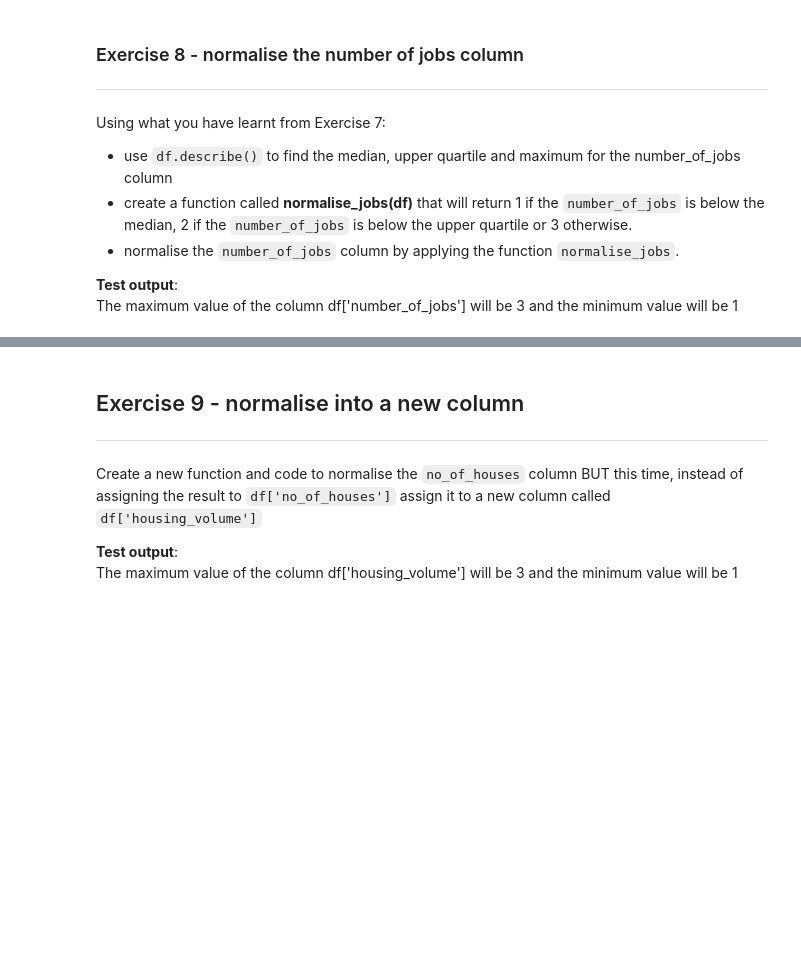
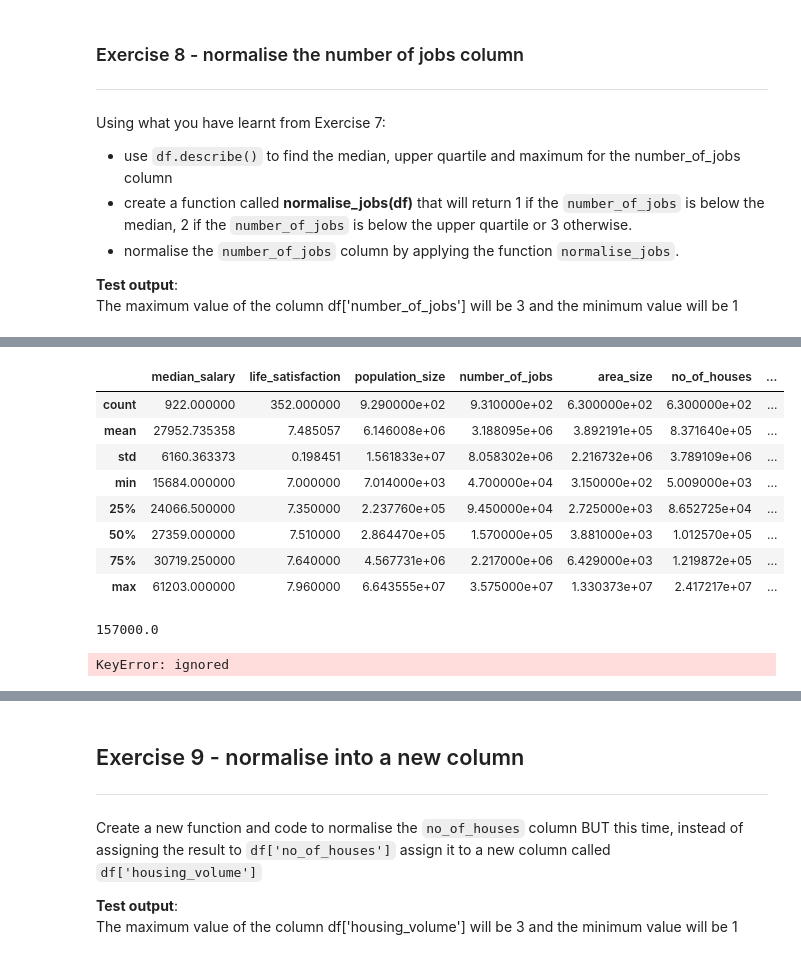
Before and after one commit to Jojomaque/DataScience, a Jupyter notebook: JojoSorting_and_cleaning.ipynb, the cells around one changed output, grey strips where cells are left out. Cells and saved outputs as stored; diff of their text form; code cells hidden in the pictures; blank space fills up the shorter version.

```diff
--- a/JojoSorting_and_cleaning.ipynb
+++ b/JojoSorting_and_cleaning.ipynb
@@ -288,3 +351,34 @@ Using what you have learnt from Exercise 7:
 
 **Test output**:
 The maximum value of the column df['number_of_jobs'] will be 3 and the minimum value will be 1
+# %%
+def normalise_jobs_s(my_df):
+  describe_jobs = my_df.describe()["number_of_jobs"]
+  median = describe_jobs["50%"]
+  upper_q = describe_jobs["75%"]
+
+  if my_df["number_of_jobs"] < median:
+    return 1
+  elif median <= my_df["number_of_jobs"] < upper_q:
+    return 2
+
+  return 3
+
+# copy into a new dataframe
+housing_london_median = housing_london_original
+
+# display(housing_london_median.describe())
+
+# dropping non numerical data on column number_of_jobs
+housing_london_median = housing_london_median.dropna(subset=["number_of_jobs"])
+display(housing_london_median.head())
+display(housing_london_median.describe())
+display(housing_london_median.describe()["number_of_jobs"]["50%"])
+
+# applying normalise_jobs_s
+housing_london_median.apply(normalise_jobs_s, axis=1)
+# display(housing_london_median["number_of_jobs"].unique())
+# housing_london_median["number_of_jobs_1"].unique()
+
+housing_london_median.head()
+# %% [output]
@@ -290,0 +391,11 @@ The maximum value of the column df['number_of_jobs'] will be 3 and the minimum v
+|  | median_salary | life_satisfaction | population_size | number_of_jobs | area_size | no_of_houses | ... |
+| count | 922.000000 | 352.000000 | 9.290000e+02 | 9.310000e+02 | 6.300000e+02 | 6.300000e+02 | ... |
+| mean | 27952.735358 | 7.485057 | 6.146008e+06 | 3.188095e+06 | 3.892191e+05 | 8.371640e+05 | ... |
+| std | 6160.363373 | 0.198451 | 1.561833e+07 | 8.058302e+06 | 2.216732e+06 | 3.789109e+06 | ... |
+| min | 15684.000000 | 7.000000 | 7.014000e+03 | 4.700000e+04 | 3.150000e+02 | 5.009000e+03 | ... |
+| 25% | 24066.500000 | 7.350000 | 2.237760e+05 | 9.450000e+04 | 2.725000e+03 | 8.652725e+04 | ... |
+| 50% | 27359.000000 | 7.510000 | 2.864470e+05 | 1.570000e+05 | 3.881000e+03 | 1.012570e+05 | ... |
+| 75% | 30719.250000 | 7.640000 | 4.567731e+06 | 2.217000e+06 | 6.429000e+03 | 1.219872e+05 | ... |
+| max | 61203.000000 | 7.960000 | 6.643555e+07 | 3.575000e+07 | 1.330373e+07 | 2.417217e+07 | ... |
+157000.0
+KeyError: ignored
```
Also changed, not shown: parts of 10 cells of this notebook.
